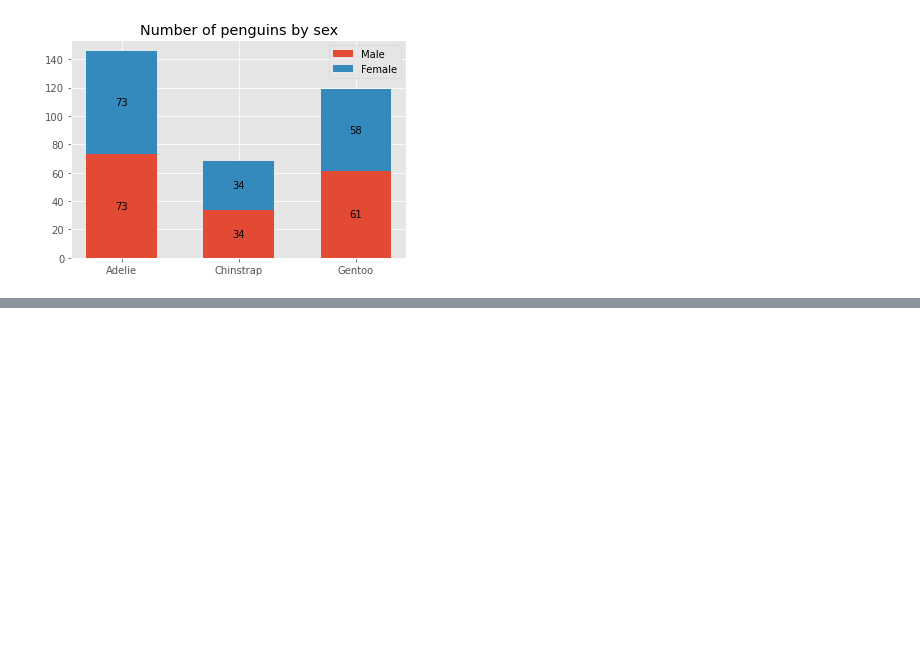
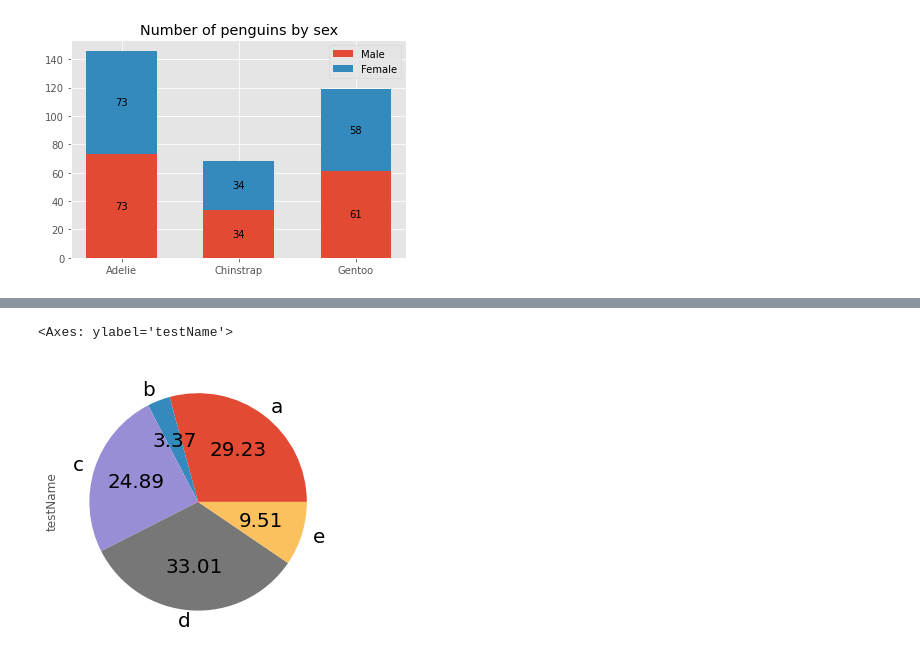
Before and after one commit to Lian-OwO/Python_Test, a Jupyter notebook: ch7_np_pds_mit_basic/testBasic1.ipynb, the cells around one changed output, grey strips where cells are left out. Cells and saved outputs as stored; diff of their text form; code cells hidden in the pictures; blank space fills up the shorter version.

```diff
--- a/ch7_np_pds_mit_basic/testBasic1.ipynb
+++ b/ch7_np_pds_mit_basic/testBasic1.ipynb
@@ -73,0 +120,15 @@ plt.show()
+# %%
+import numpy as np
+import pandas as pd
+import matplotlib
+
+seri2 = pd.Series(np.random.rand(5), index=["a","b","c","d","e"], name="testName")
+# 기본 라인 그래프
+# seri2.plot()
+# seri2.plot(kind="pie")
+# seri2.plot(kind="pie",autopct="%.2f")
+# seri2.plot(kind="pie",autopct="%.2f",fontsize=20)
+seri2.plot(kind="pie",autopct="%.2f",fontsize=20, figsize=(8,5))
+# %% [output]
+<Axes: ylabel='testName'>
+[figure, added]
```
Also changed, not shown: parts of 12 cells of this notebook, 39 other files.
